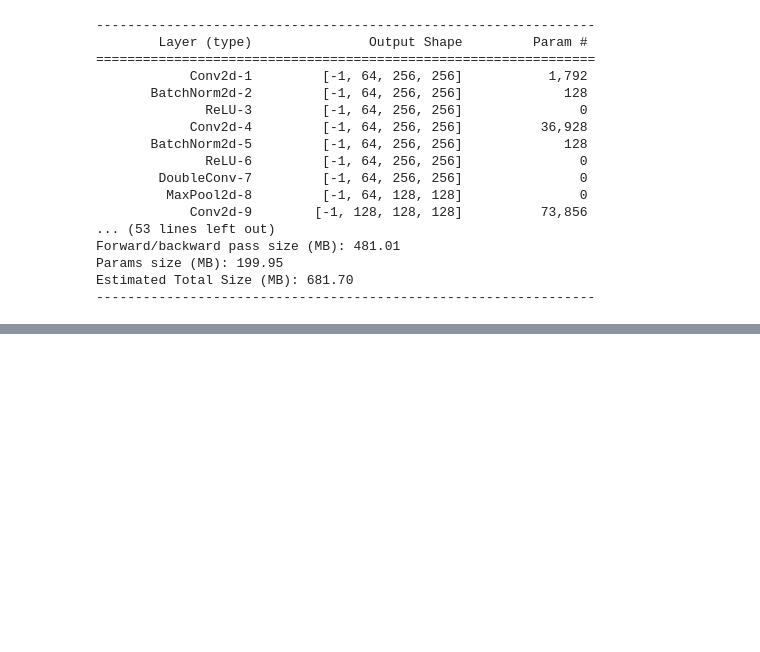
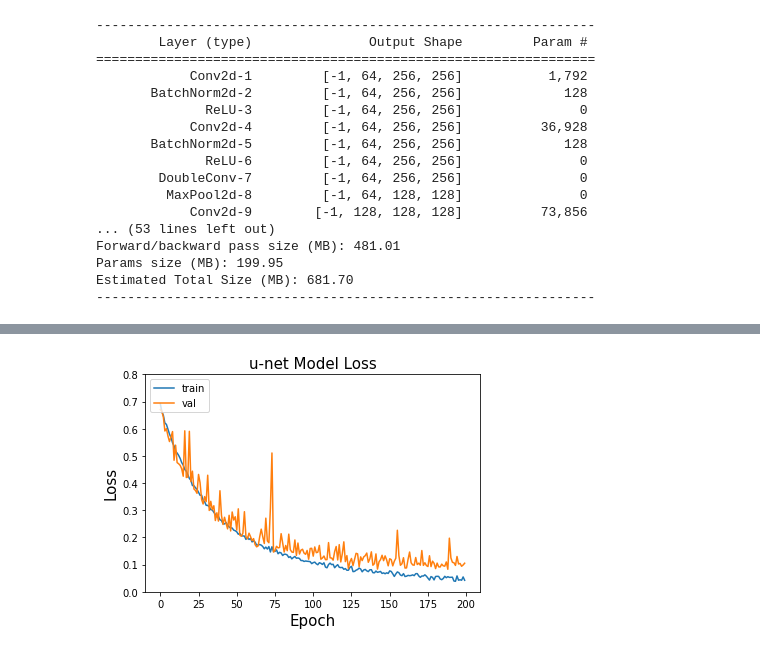
Before and after one commit to young-hyun-park/training, a Jupyter notebook: u_net_encoder_clf_ipyb의_사본.ipynb, the cells around one changed output, grey strips where cells are left out. Cells and saved outputs as stored; diff of their text form; code cells hidden in the pictures; blank space fills up the shorter version.

```diff
--- a/u_net_encoder_clf_ipyb의_사본.ipynb
+++ b/u_net_encoder_clf_ipyb의_사본.ipynb
@@ -408,10 +414,12 @@ plt.show()
 # %%
 plt.plot(train_loss)
 plt.plot(loss_val)
 plt.title('u-net Model Loss', fontsize = 15)
 plt.xlabel('Epoch', fontsize = 15)
 plt.ylabel('Loss', fontsize = 15)
-plt.ylim(0,1.3)
+plt.ylim(0,0.8)
 plt.legend(['train','val'], loc='upper left')
 plt.show()
+# %% [output]
+[figure, added]
 # %%
```
Also changed, not shown: parts of 5 cells of this notebook.
